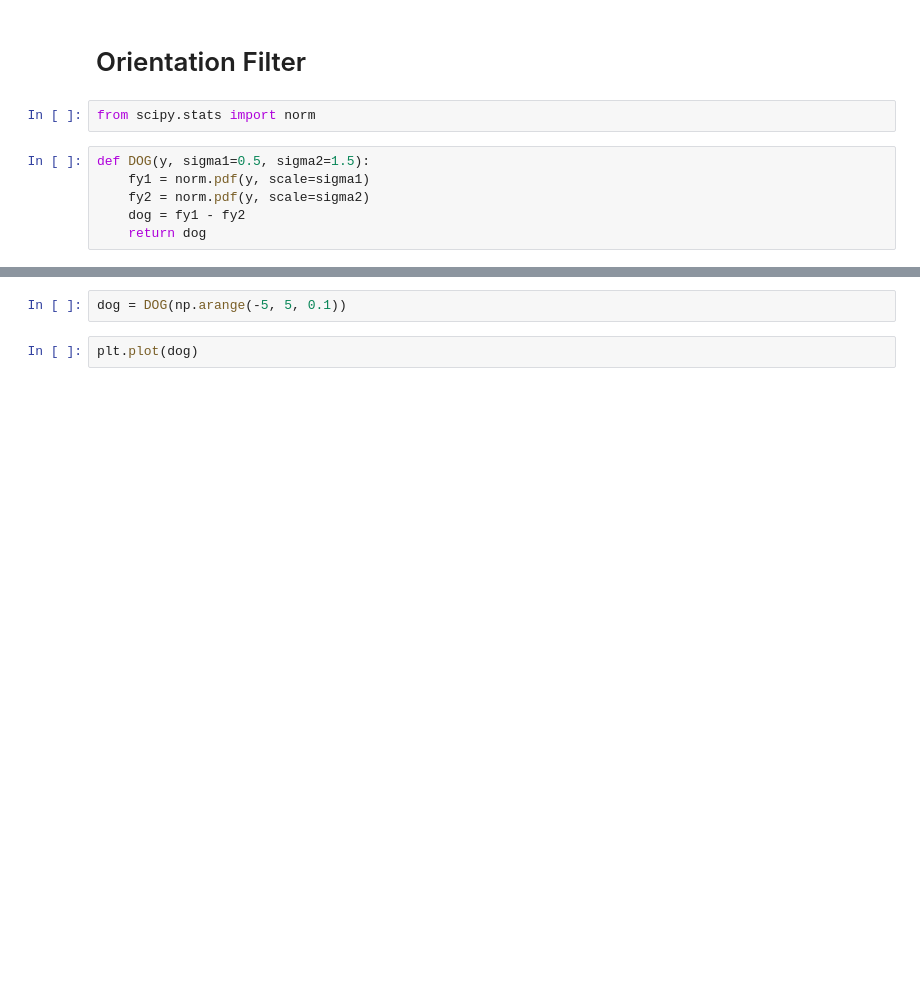
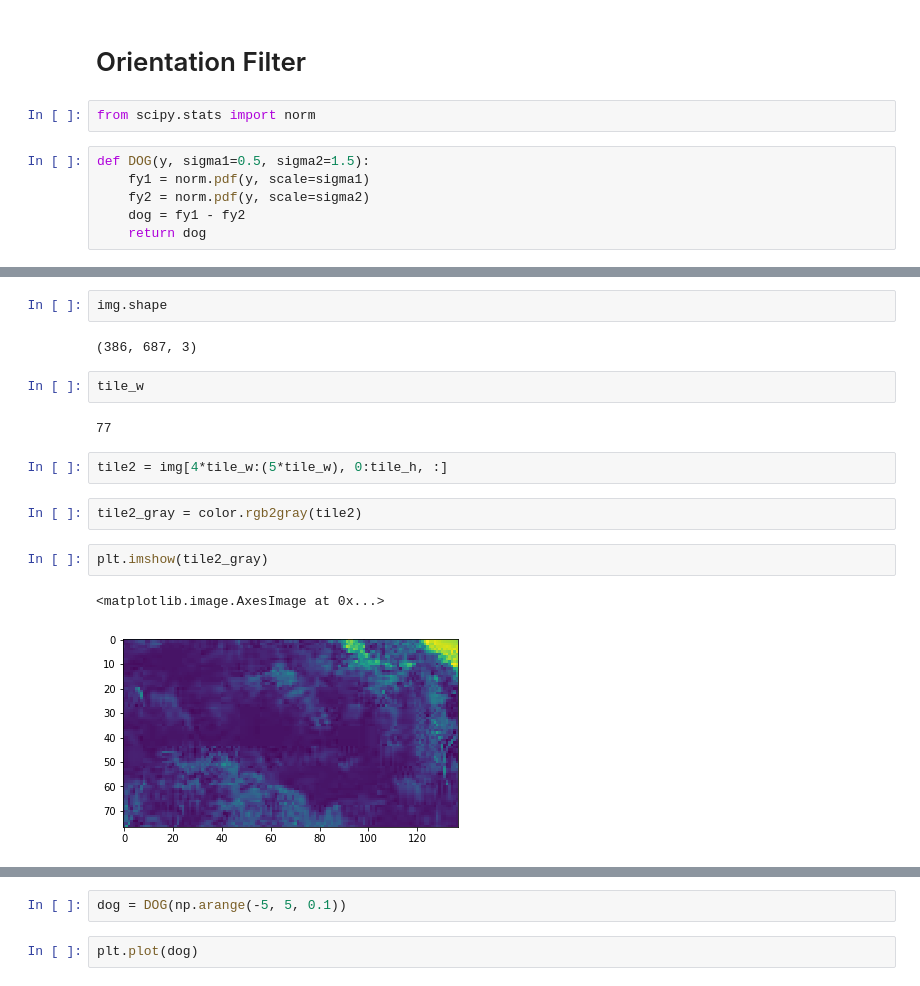
Before and after one commit to karino2/ClassSim, a Jupyter notebook: GMM_similarity.ipynb, the cells around one changed output, grey strips where cells are left out. Drawn from its saved outputs; the diff is of its cells as text; blank space fills up the shorter version.

```diff
--- a/GMM_similarity.ipynb
+++ b/GMM_similarity.ipynb
@@ -210,0 +332,17 @@ def DOG(y, sigma1=0.5, sigma2=1.5):
+# %%
+img.shape
+# %% [output]
+(386, 687, 3)
+# %%
+tile_w
+# %% [output]
+77
+# %%
+tile2 = img[4*tile_w:(5*tile_w), 0:tile_h, :]
+# %%
+tile2_gray = color.rgb2gray(tile2)
+# %%
+plt.imshow(tile2_gray)
+# %% [output]
+<matplotlib.image.AxesImage at 0x...>
+[figure, added]
```
Also changed, not shown: parts of 76 cells of this notebook.
